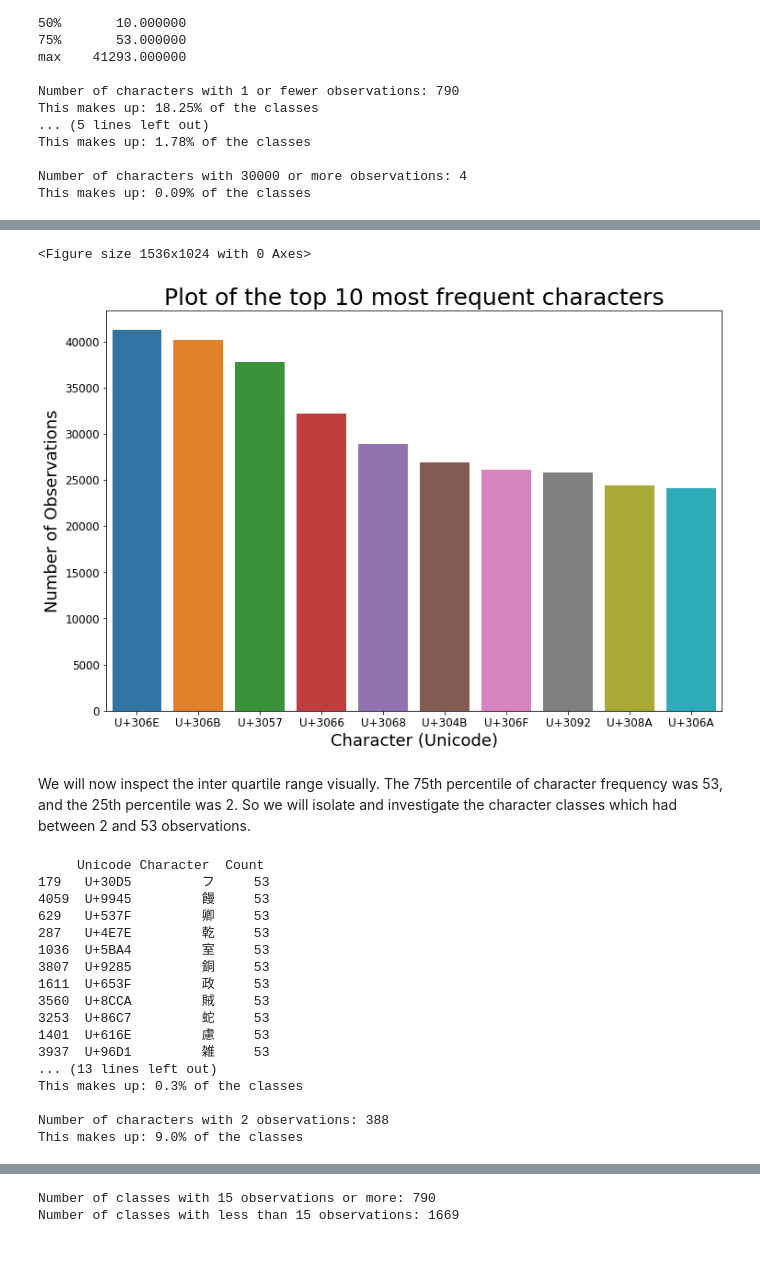
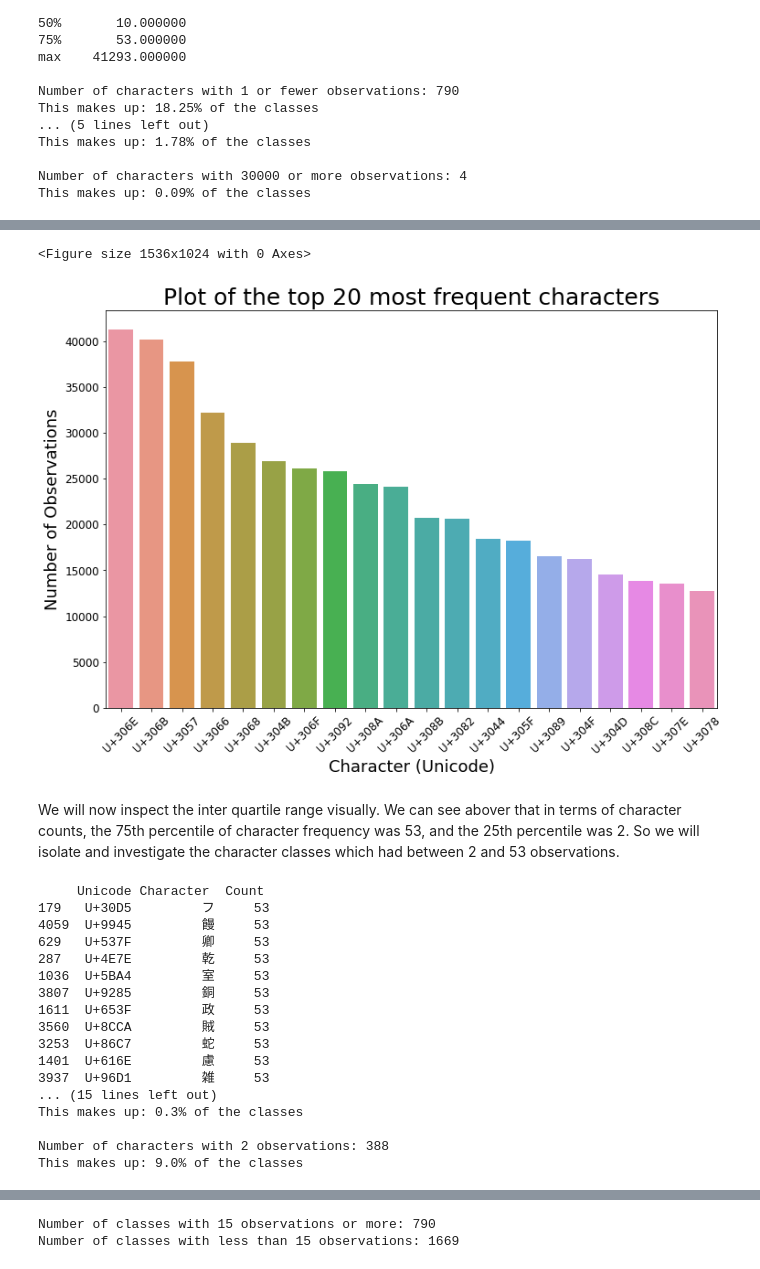
Before and after one commit to Sachdw/Kanji-recognition, a Jupyter notebook: Data Loading and Visualisation.ipynb, the cells around one changed output, grey strips where cells are left out. Saved outputs shown, nothing was run; the diff lists cells and outputs as text; code cells hidden in the pictures.

Commit message:
Balanced data and processed images

```diff
--- a/Data Loading and Visualisation.ipynb
+++ b/Data Loading and Visualisation.ipynb
@@ -280,12 +280,12 @@ This makes up: 1.78% of the classes
 Number of characters with 30000 or more observations: 4
 This makes up: 0.09% of the classes
 # %%
-#Investigating the top 10 characters with the highest amount of observations
-top_10 = total_df.nlargest(10,['Count'])
-print(top_10)
+#Investigating the top 20 characters with the highest amount of observations
+top_20 = total_df.nlargest(20,['Count'])
+print(top_20)
 
-#The difference in obsevations between the most frequent and the 10th most frequent
-(top_10['Count'].max())-(top_10['Count'].min())
+#The difference in obsevations between the most frequent and the 20th most frequent
+print("\nDifference between the most frequent and 20th most frequent: ",(top_20['Count'].max())-(top_20['Count'].min()))
 # %% [output]
     Unicode Character  Count
 91   U+306E         の  41293
@@ -306,22 +313,23 @@ This demonstrates a tendency to see a rapid drop in character frequency. Below,
 # %%
-#Plot the top 10 most frequent characters by the amount of observations
+#Plot the top 20 most frequent characters by the amount of observations
 figure(num=None, dpi=256, facecolor='w', edgecolor='r')
 plt.figure(figsize=(12, 8))
-top_10_plot = sns.barplot(x = top_10['Unicode'], y = top_10['Count'])
+top_20_plot = sns.barplot(x = top_20['Unicode'], y = top_20['Count'])
 
 #Adjust the visual parameters of the plot
-top_10_plot.axes.set_title("Plot of the top 10 most frequent characters",fontsize=25)
-top_10_plot.set_xlabel("Character (Unicode)",fontsize=18)
-top_10_plot.set_ylabel("Number of Observations",fontsize=18)
-top_10_plot.tick_params(labelsize=12)
-plt.savefig('top_10_plot.png')
+top_20_plot.axes.set_title("Plot of the top 20 most frequent characters",fontsize=25)
+top_20_plot.set_xlabel("Character (Unicode)",fontsize=18)
+top_20_plot.set_ylabel("Number of Observations",fontsize=18)
+top_20_plot.tick_params(labelsize=12)
+plt.setp(top_20_plot.get_xticklabels(), rotation=45)
+plt.savefig('top_20_plot.png')
 
 plt.show()
 # %% [output]
 <Figure size 1536x1024 with 0 Axes>
-[figure, old version]
+[figure, new version]
 # %% [markdown]
-We will now inspect the inter quartile range visually. The 75th percentile of character frequency was 53, and the 25th percentile was 2. So we will isolate and investigate the character classes which had between 2 and 53 observations.
+We will now inspect the inter quartile range visually. We can see abover that in terms of character counts, the 75th percentile of character frequency was 53, and the 25th percentile was 2. So we will isolate and investigate the character classes which had between 2 and 53 observations.
 # %%
 #Visualizing the inter quartile range
 
@@ -335,10 +343,15 @@ iqr = iqr.sort_values(['Count'],ascending=False)
 
 #Preview the IQR
 print(iqr.head(20))
-print("\nIQR shape: "+str(iqr.shape))
+print("\nTotal amount of characters in the IQR: ",iqr['Count'].sum())
+print("\nTotal number of unique characters in the IQR: "+str(iqr.shape[0]))
 
 total_equal_to(53,total_df)
 total_equal_to(2,total_df)
+
+#Save a seperate dataframe with only the file lists of characters in the iqr
+iqr_raw = my_data[my_data.Unicode.isin(iqr['Unicode'])]
+iqr_raw.to_csv('iqr_raw.csv', index=False)
 # %% [output]
      Unicode Character  Count
 179   U+30D5         フ     53
@@ -352,7 +365,7 @@ total_equal_to(2,total_df)
 3253  U+86C7         蛇     53
 1401  U+616E         慮     53
 3937  U+96D1         雑     53
-... (13 lines left out)
+... (15 lines left out)
 This makes up: 0.3% of the classes
 
 Number of characters with 2 observations: 388
```
Also changed, not shown: parts of 38 cells of this notebook, 2 other files.
